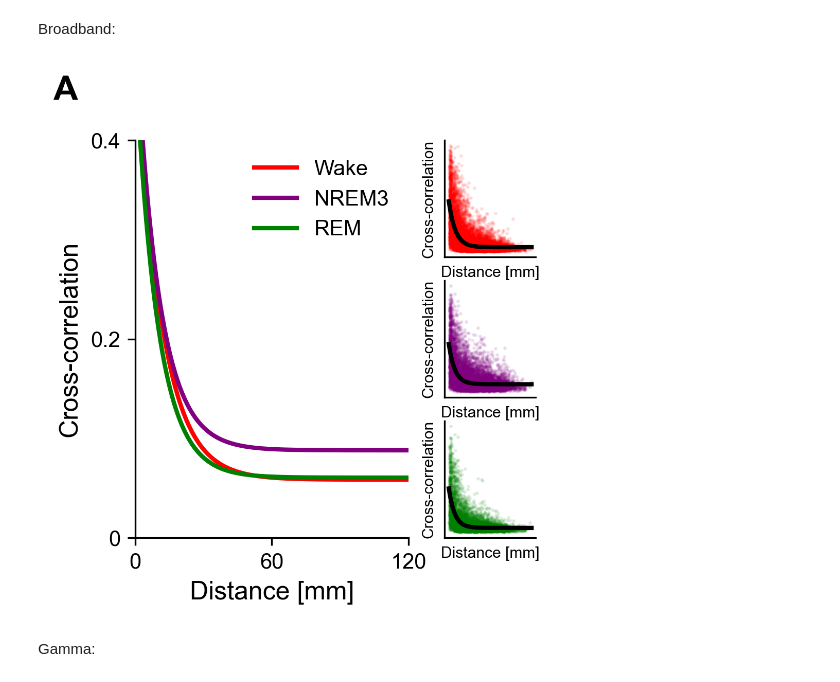
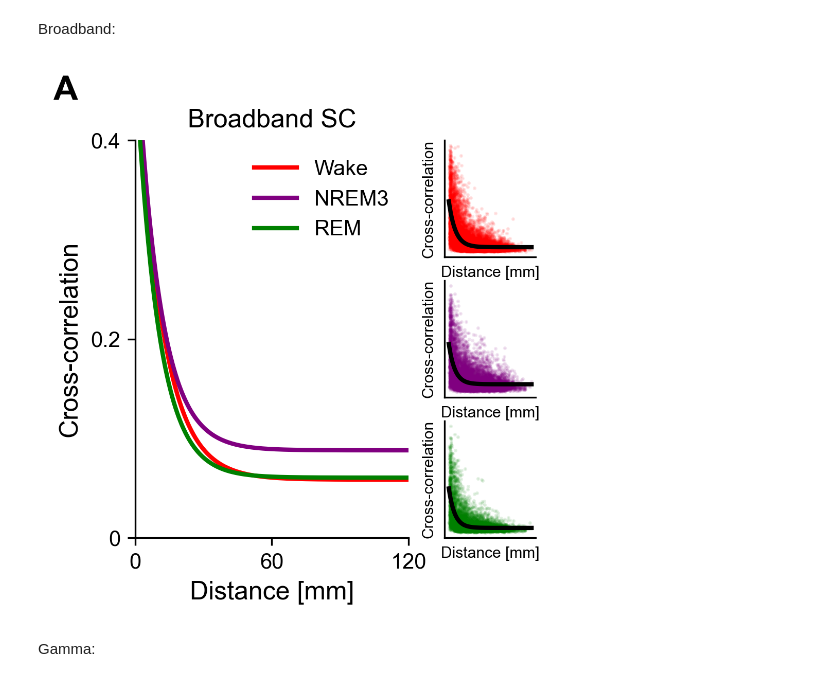
Before and after one commit to cusinatr/MNI-Analysis, a Jupyter notebook: Analysis/Figures/Fig_sc.ipynb, the cells around one changed output. Cells and saved outputs as stored; diff of their text form; code cells hidden in the pictures.

```diff
--- a/Analysis/Figures/Fig_sc.ipynb
+++ b/Analysis/Figures/Fig_sc.ipynb
@@ -67,31 +67,32 @@ Broadband:
 # %%
 params_stages = {
     stage: par.loc["all"].to_numpy().squeeze()
     for stage, par in df_params_corr_bb.items()
 }
 
 fig, axs = plots.plot_sc_fit(
     df_sc_bb,
     params_stages,
     stage_colors,
     dict_stages=title_dict,
     figsize=(8.5, 8.5),
 )
 
 # Adjust plot
 axs[0].set_xlim(0, 120)
 axs[0].set_ylim(0, 0.4)
 axs[0].set_xticks([0, 60, 120], labels=[0, 60, 120], fontsize=plots.fsize.TICK_SIZE)
 axs[0].set_yticks([0, 0.2, 0.4], labels=[0, 0.2, 0.4], fontsize=plots.fsize.TICK_SIZE)
+axs[0].set_title("Broadband SC", fontsize=plots.fsize.TITLE_SIZE)
 
 # Annotate panel
 axs[0].text(-0.3, 1.1, "A", transform=axs[0].transAxes,
             size=16, weight='bold')
 
 plots.save_figure(fig, fig_path.joinpath("Fit_corr_broadband.svg"))
 plt.show()
 # %% [output]
-[figure, old version]
+[figure, new version]
 # %% [markdown]
 Gamma:
 # %%
```
Also changed, not shown: parts of 2 cells of this notebook, 1 other file.
